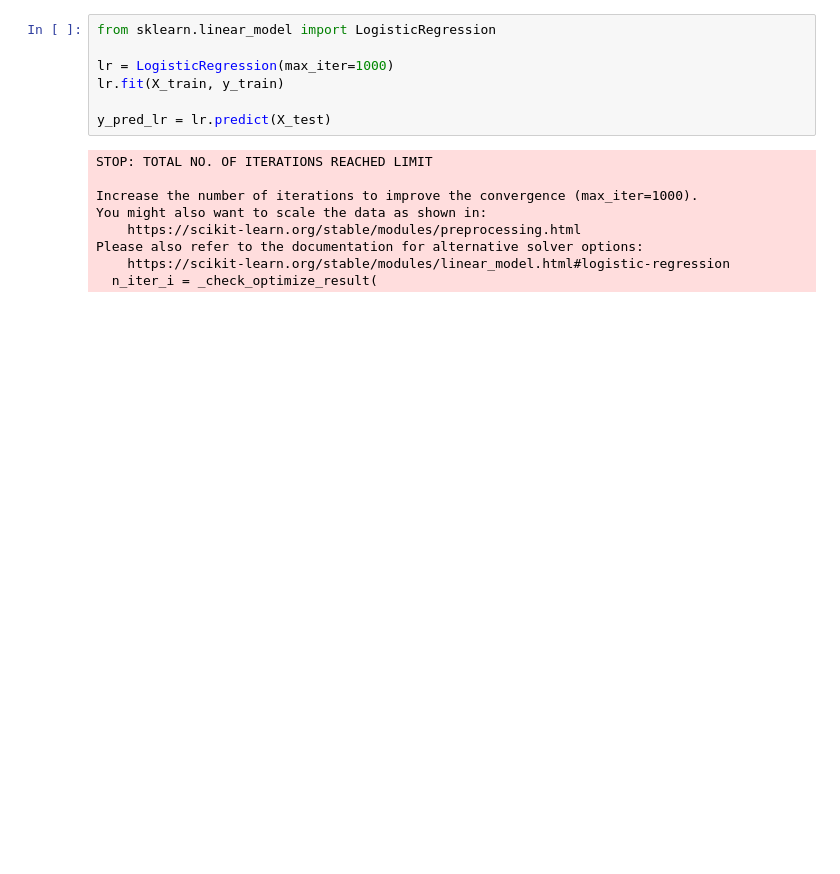
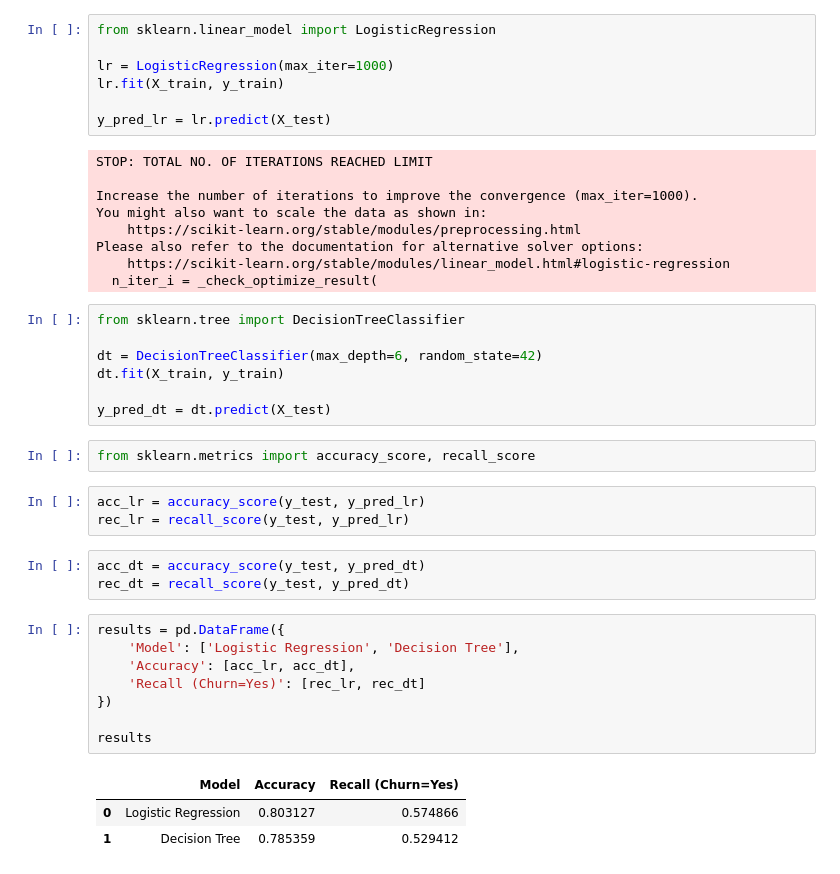
Before and after one commit to KshitijChilate/Machine-Learning-Projects, a Jupyter notebook: 9.Customer_Churn_Prediction.ipynb, the cells around one changed output. Drawn from its saved outputs; the diff is of its cells as text; blank space fills up the shorter version.

Commit message:
Customer Churn Pred accuracy and recall

```diff
--- a/9.Customer_Churn_Prediction.ipynb
+++ b/9.Customer_Churn_Prediction.ipynb
@@ -135,3 +135,30 @@ You might also want to scale the data as shown in:
 Please also refer to the documentation for alternative solver options:
     https://scikit-learn.org/stable/modules/linear_model.html#logistic-regression
   n_iter_i = _check_optimize_result(
+# %%
+from sklearn.tree import DecisionTreeClassifier
+
+dt = DecisionTreeClassifier(max_depth=6, random_state=42)
+dt.fit(X_train, y_train)
+
+y_pred_dt = dt.predict(X_test)
+# %%
+from sklearn.metrics import accuracy_score, recall_score
+# %%
+acc_lr = accuracy_score(y_test, y_pred_lr)
+rec_lr = recall_score(y_test, y_pred_lr)
+# %%
+acc_dt = accuracy_score(y_test, y_pred_dt)
+rec_dt = recall_score(y_test, y_pred_dt)
+# %%
+results = pd.DataFrame({
+    'Model': ['Logistic Regression', 'Decision Tree'],
+    'Accuracy': [acc_lr, acc_dt],
+    'Recall (Churn=Yes)': [rec_lr, rec_dt]
+})
+
+results
+# %% [output]
+|  | Model | Accuracy | Recall (Churn=Yes) |
+| 0 | Logistic Regression | 0.803127 | 0.574866 |
+| 1 | Decision Tree | 0.785359 | 0.529412 |
```
Also changed, not shown: parts of 1 cell of this notebook.
